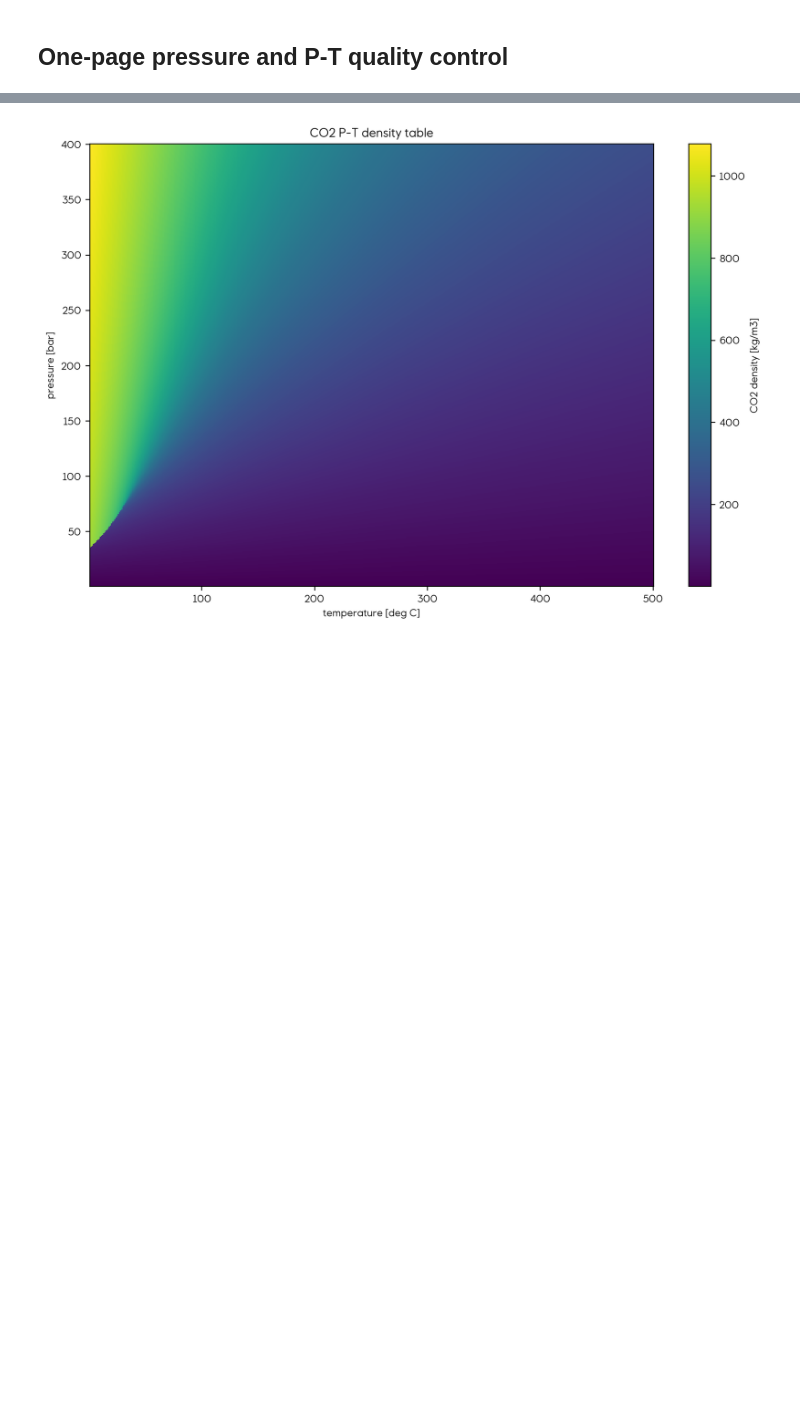
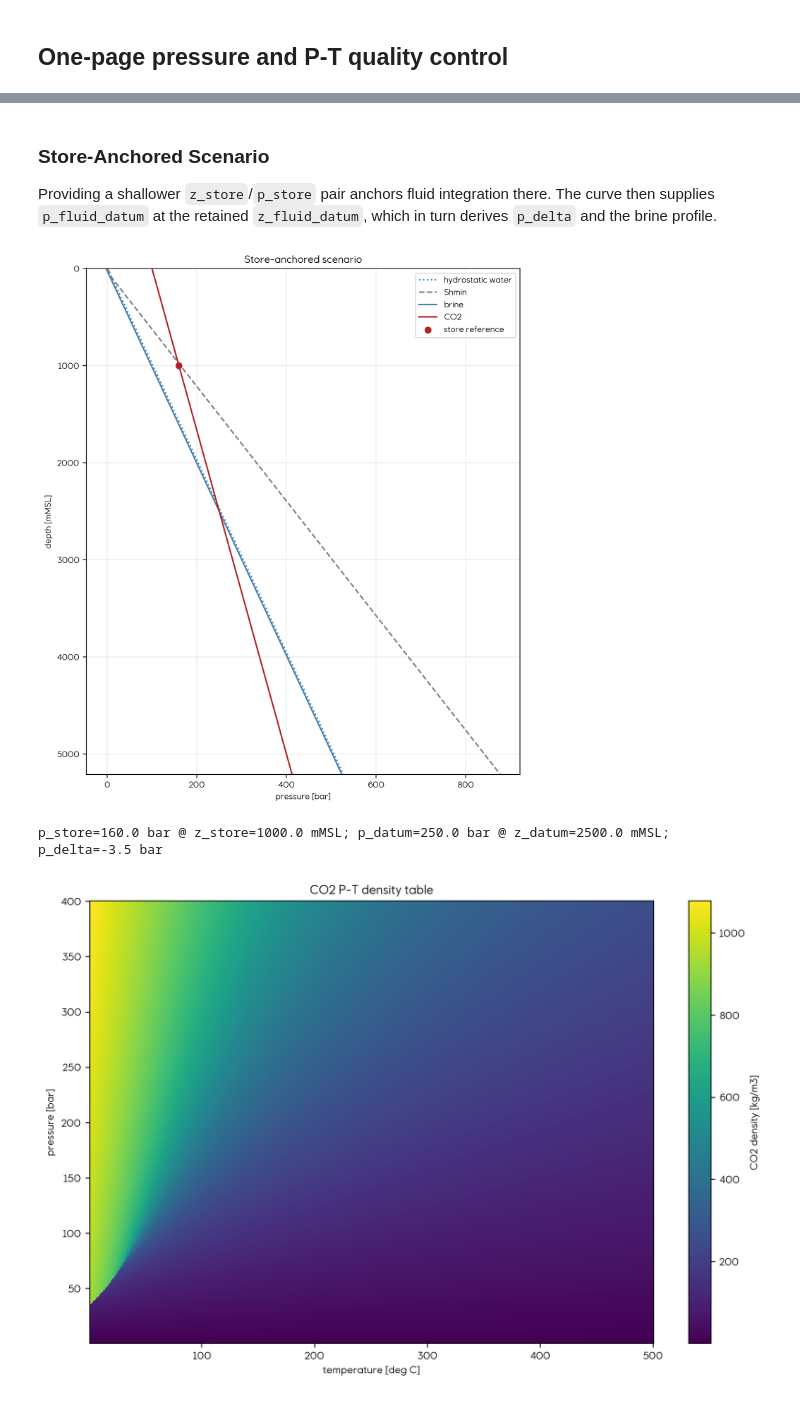
Before and after one commit to equinor/SCREEN, a Jupyter notebook: notebooks/01_wellclass.ipynb, the cells around one changed output, grey strips where cells are left out. Saved outputs shown, nothing was run; the diff lists cells and outputs as text; code cells hidden in the pictures; blank space fills up the shorter version.

```diff
--- a/notebooks/01_wellclass.ipynb
+++ b/notebooks/01_wellclass.ipynb
@@ -399,3 +417,42 @@ pressure.scenarios
+# %% [markdown]
+### Store-Anchored Scenario
+
+Providing a shallower `z_store`/`p_store` pair anchors fluid integration there.
+The curve then supplies `p_fluid_datum` at the retained `z_fluid_datum`, which
+in turn derives `p_delta` and the brine profile.
+# %%
+store_reference = pressure.add_scenario(
+    'store_reference',
+    z_fluid_datum=2500.0,
+    z_store=1000.0,
+    p_store=160.0,
+    fluid_gradient=0.06,
+)
+
+fig, ax = plt.subplots(figsize=(7, 8))
+ax.plot(table.hydrostatic_pressure, table.depth, color='steelblue', linestyle=':', label='hydrostatic water')
+ax.plot(table.min_horizontal_stress, table.depth, color='gray', linestyle='--', label='Shmin')
+ax.plot(store_reference.brine_pressure, table.depth, color='steelblue', label='brine')
+ax.plot(store_reference.fluid_pressure, table.depth, color='firebrick', label='CO2')
+ax.scatter(store_reference.p_store, store_reference.z_store, color='firebrick', zorder=5, label='store reference')
+ax.set_title('Store-anchored scenario')
+ax.set_xlabel('pressure [bar]')
+ax.set_ylabel('depth [mMSL]')
+ax.set_ylim(0, float(table.depth.max()))
+ax.invert_yaxis()
+ax.grid(alpha=0.25)
+ax.legend()
+fig.tight_layout()
+plt.show()
+
+print(
+    f'p_store={store_reference.p_store:.1f} bar @ z_store={store_reference.z_store:.1f} mMSL; '
+    f'p_datum={store_reference.p_fluid_datum:.1f} bar @ z_datum={store_reference.z_fluid_datum:.1f} mMSL; '
+    f'p_delta={store_reference.p_delta:+.1f} bar'
+)
+# %% [output]
+[figure, added]
+p_store=160.0 bar @ z_store=1000.0 mMSL; p_datum=250.0 bar @ z_datum=2500.0 mMSL; p_delta=-3.5 bar
 # %%
 from src.WellClass.libs.pvt.pvt import get_pvt
 
```
Also changed, not shown: parts of 5 cells of this notebook, 3 other files.
